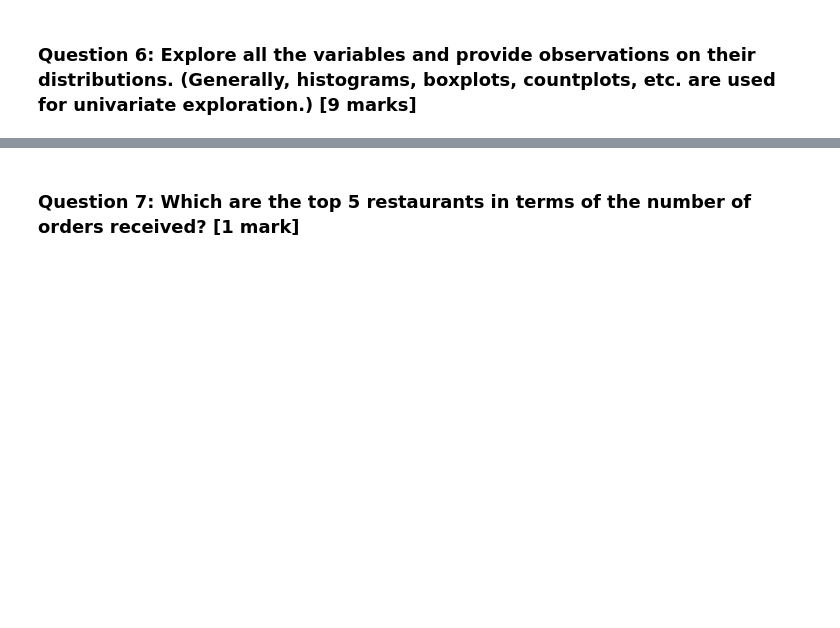
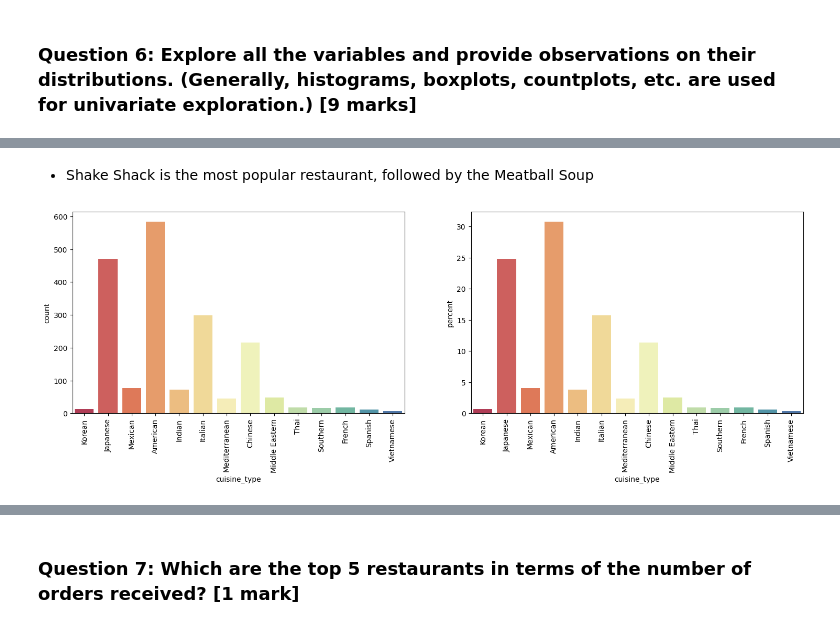
Before and after one commit to sheikhomer/FoodHubDataAnalysis, a Jupyter notebook: Learner_Notebook_Full_Code.ipynb, the cells around one changed output, grey strips where cells are left out. Drawn from its saved outputs; the diff is of its cells as text; code cells hidden in the pictures; blank space fills up the shorter version.

```diff
--- a/Learner_Notebook_Full_Code.ipynb
+++ b/Learner_Notebook_Full_Code.ipynb
@@ -205,0 +247,13 @@ df.head()
+# %% [markdown]
+* Shake Shack is the most popular restaurant, followed by the Meatball Soup
+# %%
+plt.figure(figsize = (18,5))
+plt.subplot(1,2,1)
+sns.countplot(x = 'cuisine_type', data = df, hue = 'cuisine_type', legend = False, palette='Spectral') # countplot for cuisine_type
+plt.xticks(rotation = 90)
+plt.subplot(1,2,2)
+sns.countplot(x = 'cuisine_type', data = df, hue = 'cuisine_type', legend = False, palette='Spectral', stat='percent') # countplot for cuisine_type with stat percentage
+plt.xticks(rotation = 90)
+plt.show()
+# %% [output]
+[figure, added]
```
Also changed, not shown: parts of 19 cells of this notebook.
